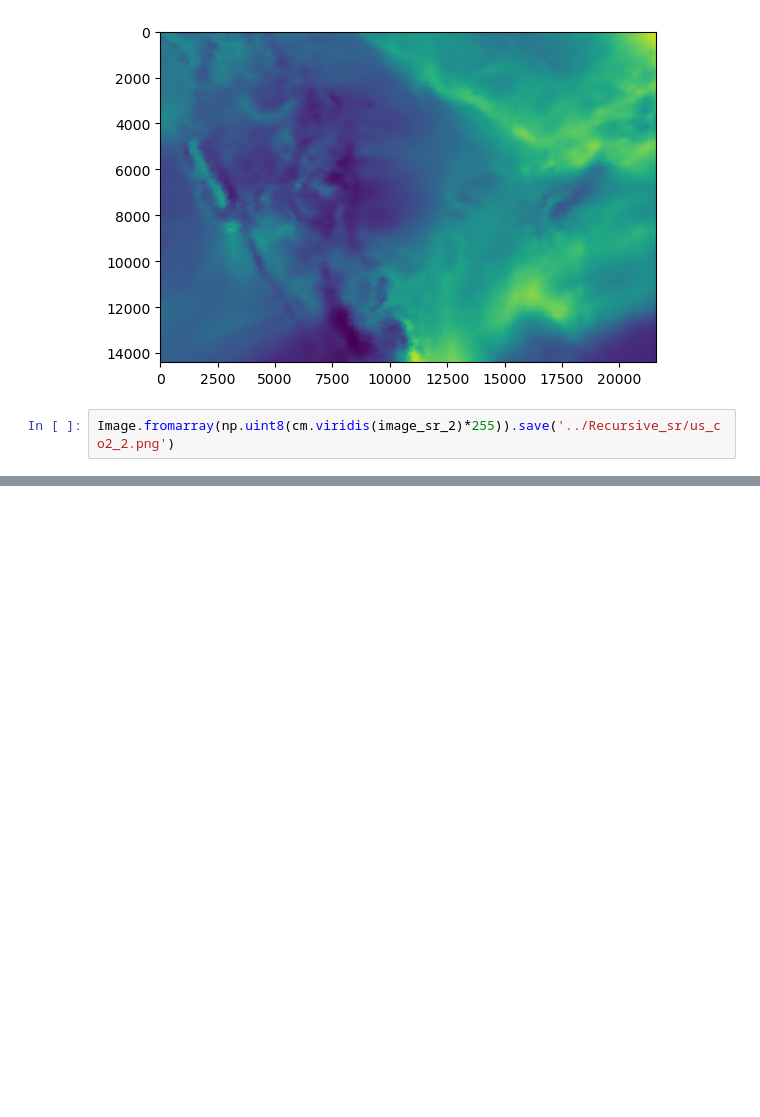
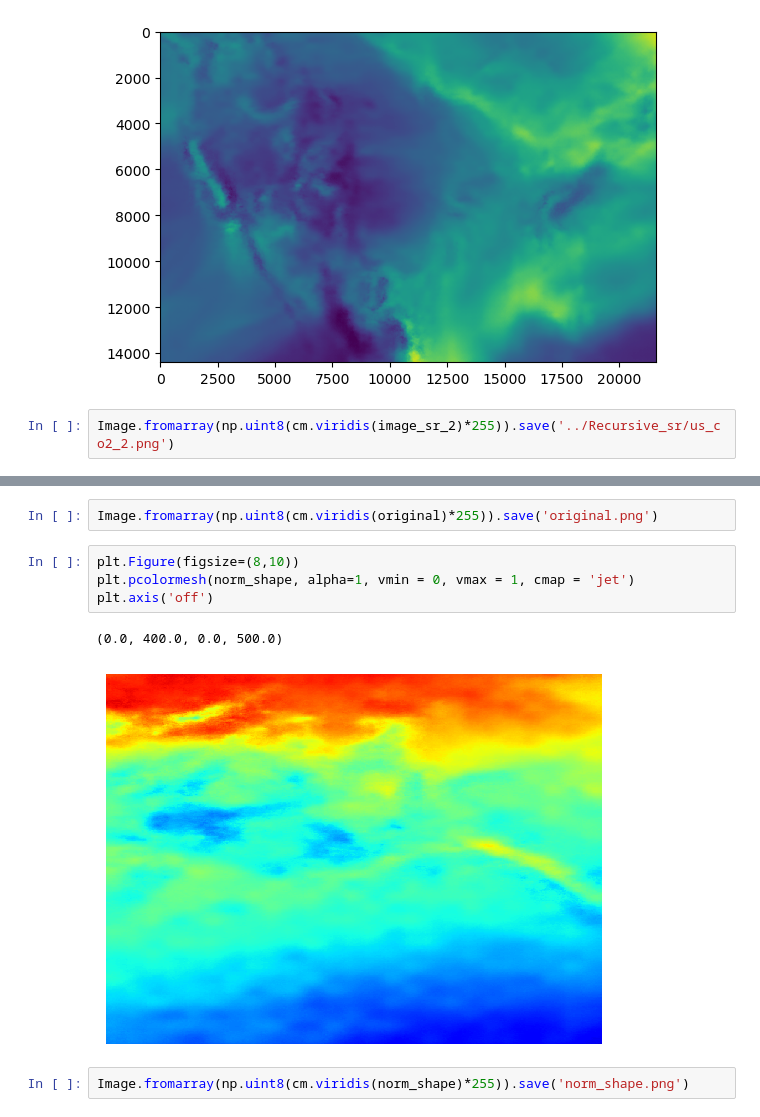
Before and after one commit to ar1619/DBPN_2, a Jupyter notebook: resize.ipynb, the cells around one changed output, grey strips where cells are left out. Cells and saved outputs as stored; diff of their text form; blank space fills up the shorter version.

```diff
--- a/resize.ipynb
+++ b/resize.ipynb
@@ -104,0 +120,11 @@ Image.fromarray(np.uint8(cm.viridis(image_sr_2)*255)).save('../Recursive_sr/us_c
+# %%
+Image.fromarray(np.uint8(cm.viridis(original)*255)).save('original.png')
+# %%
+plt.Figure(figsize=(8,10))
+plt.pcolormesh(norm_shape, alpha=1, vmin = 0, vmax = 1, cmap = 'jet')
+plt.axis('off')
+# %% [output]
+(0.0, 400.0, 0.0, 500.0)
+[figure, added]
+# %%
+Image.fromarray(np.uint8(cm.viridis(norm_shape)*255)).save('norm_shape.png')
```
Also changed, not shown: parts of 7 cells of this notebook, 8 other files.
